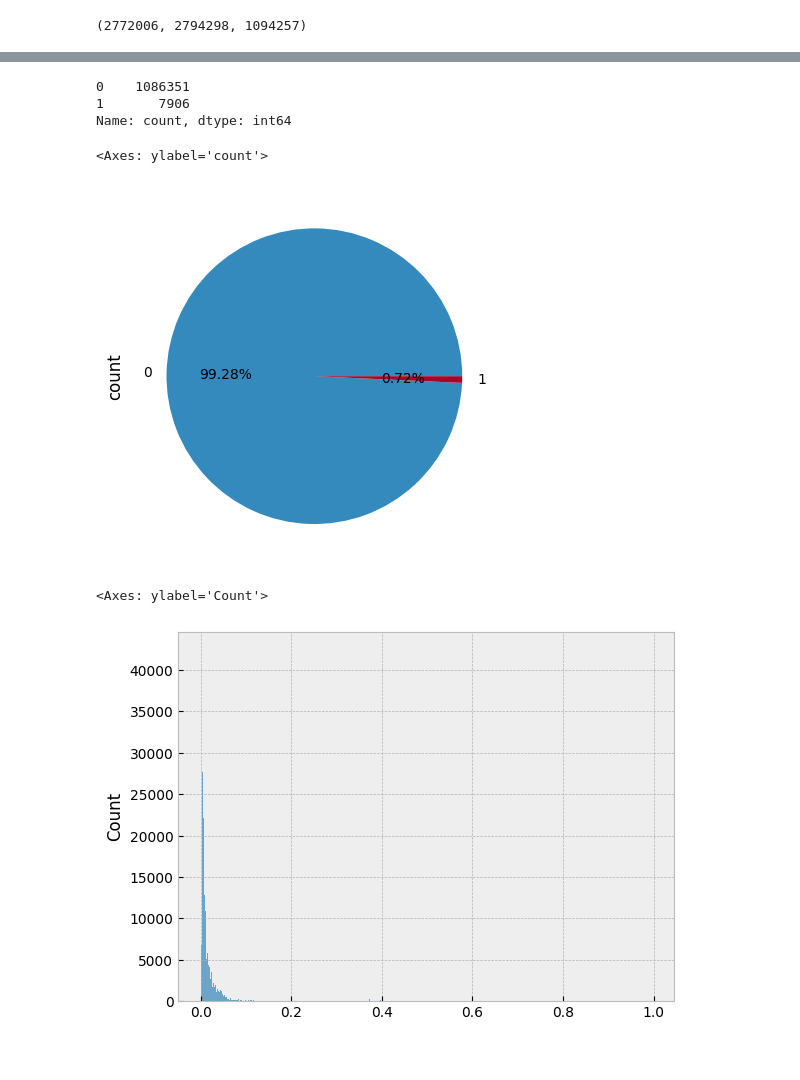
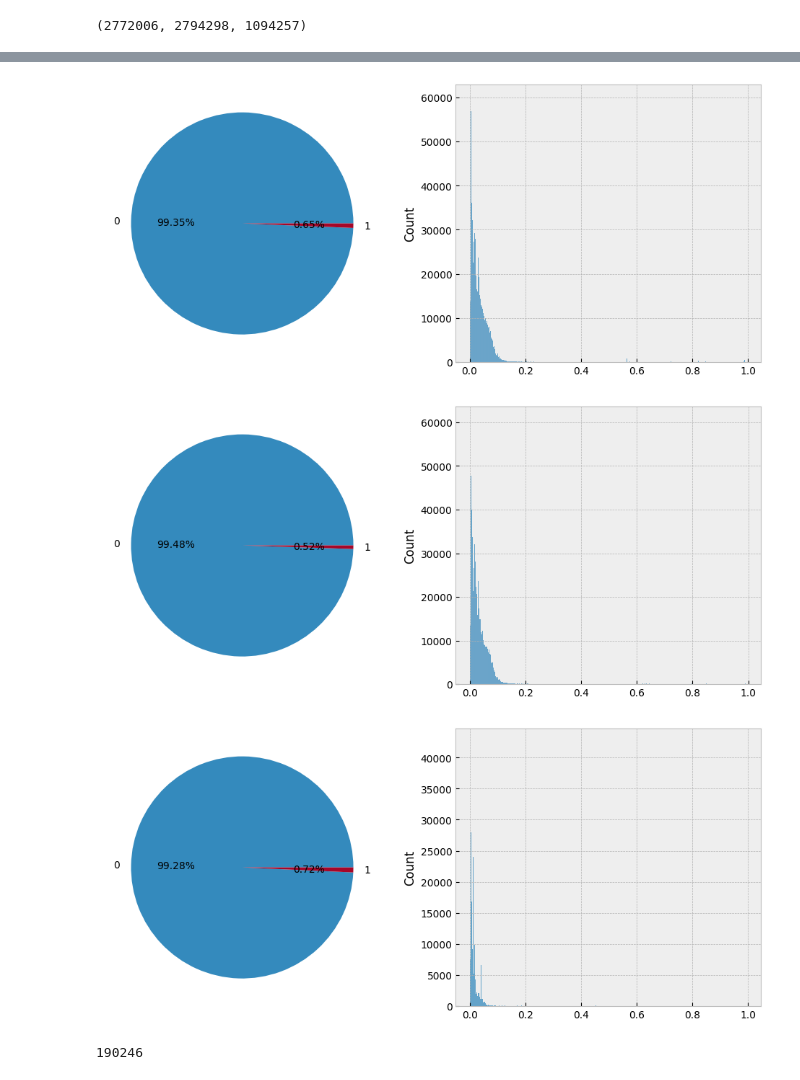
Before and after one commit to HuynhThanhQuan/feature-store, a Jupyter notebook: feature_store/adhoc/analyse-semantic/train_REACTIVATED_MODEL.ipynb, the cells around one changed output, grey strips where cells are left out. Drawn from its saved outputs; the diff is of its cells as text; code cells hidden in the pictures.

```diff
--- a/feature_store/adhoc/analyse-semantic/train_REACTIVATED_MODEL.ipynb
+++ b/feature_store/adhoc/analyse-semantic/train_REACTIVATED_MODEL.ipynb
@@ -243,5 +232,3 @@ pred_ds3 = pd.read_pickle(fis_loc / '16-01-2023_pred_dataset.pkl', 'gzip')
 len(pred_ds1), len(pred_ds2), len(pred_ds3)
 # %% [output]
 (2772006, 2794298, 1094257)
-# %%
-pred_ds1 = pred_ds1.set_index(['RPT_DT', 'CUSTOMER_CDE'])[valid_cols]
@@ -272,2 +234,0 @@ sns.histplot(tmp)
-# %%
-pred_ds2 = pred_ds2.set_index(['RPT_DT', 'CUSTOMER_CDE'])[valid_cols]
@@ -296,2 +234,0 @@ sns.histplot(ds2_prob[:,1])
-# %%
-pred_ds3 = pred_ds3.set_index(['RPT_DT', 'CUSTOMER_CDE'])[valid_cols]
@@ -302,16 +235,19 @@ ds3_prob = fis_model.predict_proba(pred_ds3)
-# %%
-pd.Series(ds3_pred).value_counts()
-# %% [output]
-0    1086351
-1       7906
-Name: count, dtype: int64
-# %%
-pd.Series(ds3_pred).value_counts().plot(kind='pie', autopct='%.2f%%')
-# %% [output]
-<Axes: ylabel='count'>
-[figure, removed]
-# %%
-sns.histplot(ds3_prob[:,1])
-# %% [output]
-<Axes: ylabel='Count'>
-[figure, removed]
+# %%
+def prediction(df):
+    df = df.set_index(['RPT_DT', 'CUSTOMER_CDE'])[valid_cols]
+    pred = fis_model.predict(df)
+    prob = fis_model.predict_proba(df)
+
+    fig, axs = plt.subplots(1,2, figsize=(12,5))
+    pd.Series(pred).value_counts().plot(kind='pie', autopct='%.2f%%', ax=axs[0])
+    sns.histplot(prob[:,1],ax=axs[1])
+    plt.show()
+    return pred, prob
+# %%
+prediction(pred_ds1)
+prediction(pred_ds2)
+pred, prob= prediction(pred_ds3)
+# %% [output]
+[figure, added]
+[figure, added]
+[figure, added]
@@ -317,0 +256,5 @@ sns.histplot(ds3_prob[:,1])
+# %%
+threshold = sorted(set(pred_sort))
+len(threshold)
+# %% [output]
+190246
```
Also changed, not shown: parts of 39 cells of this notebook, 11 other files.
